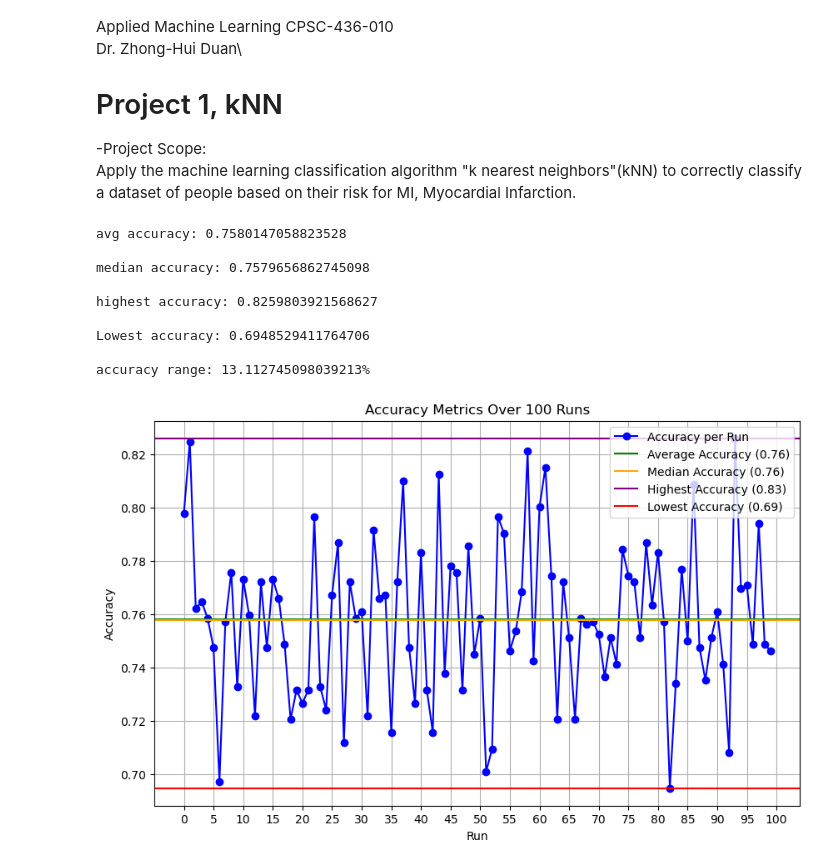
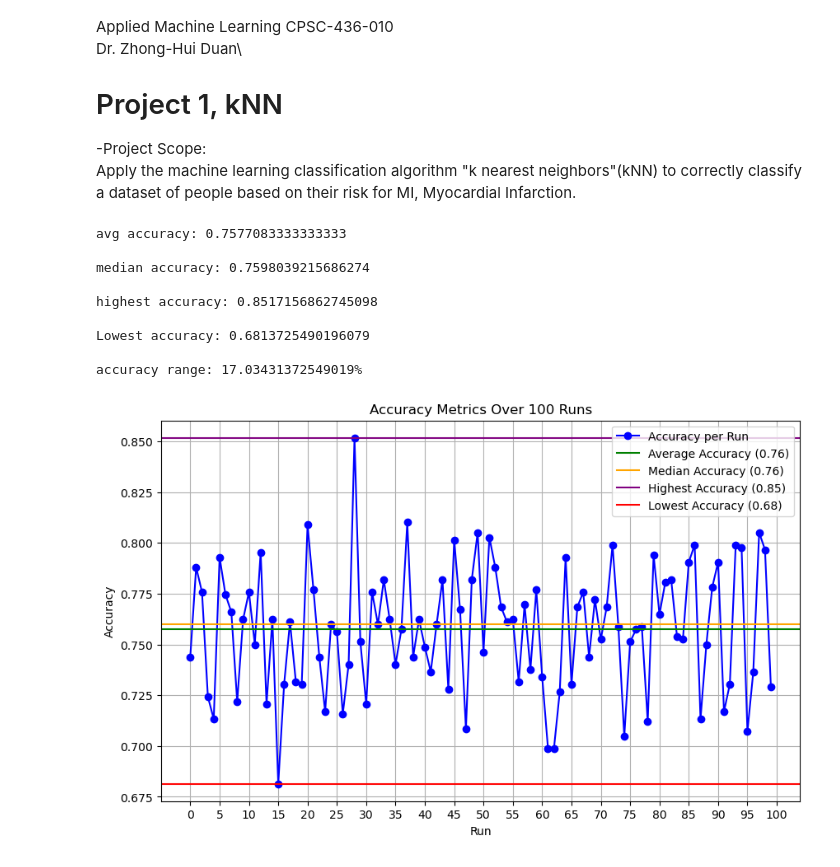
Before and after one commit to VeryBearyAndy/AML_P1_KNN, a Jupyter notebook: Project1_knn.ipynb, the cells around one changed output. Saved outputs shown, nothing was run; the diff lists cells and outputs as text; code cells hidden in the pictures.

Commit message:
tweaked model weights

```diff
--- a/Project1_knn.ipynb
+++ b/Project1_knn.ipynb
@@ -67,7 +67,7 @@ for x in range(100):
     # 1:ID, 2:income, 3:sex, 4:age 5:race, 6:edu, 7:dist, 8:syst, 9:pulse, 10:BMI, 11:HDL 12:trig, 13:LDL, 14:TChol, 15:Kidney, 16:diabetes, 17:smoke,
     # 18:active, 19:insured
     #                    1    2    3    4    5    6    7    8    9    10   11   12   13   14   15   16   17   18   19
-    weights = np.array([1.0, 0.0, 0.0, 1.0, 0.0, 0.0, 1.0, 1.0, 1.3, 0.0, 1.0, 1.5, 1.0, 1.5, 1.0, 1.0, 1.0, 2.0, 1.0])
+    weights = np.array([1.0, 0.5, 0.5, 1.2, 0.5, 0.4, 1.5, 1.0, 1.3, 0.4, 1.0, 1.5, 1.0, 1.5, 1.0, 1.0, 1.0, 2.0, 1.0])
 
     #clean wieghts
 #   weights = np.array([1.0, 1.0, 1.0, 1.0, 1.0, 1.0, 1.0, 1.0, 1.0, 1.0, 1.0, 1.0, 1.0, 1.0, 1.0, 1.0, 1.0, 1.0, 1.0])
@@ -100,36 +100,36 @@ print("accuracy range: " + str((avgList['avg'].max() - avgList['avg'].min()) * 1
 
 # Plotting the accuracy values
 plt.figure(figsize=(10, 6))  # Set the figure size
 plt.plot(avgList.index, avgList['avg'], label='Accuracy per Run', marker='o', linestyle='-', color='blue')
 
 # Calculating the statistics
 average_accuracy = avgList['avg'].mean()
 median_accuracy = avgList['avg'].median()
 highest_accuracy = avgList['avg'].max()
 lowest_accuracy = avgList['avg'].min()
 
 # Adding lines for average, median, highest, and lowest
 plt.axhline(y=average_accuracy, color='green', linestyle='-', label=f'Average Accuracy ({average_accuracy:.2f})')
 plt.axhline(y=median_accuracy, color='orange', linestyle='-', label=f'Median Accuracy ({median_accuracy:.2f})')
 plt.axhline(y=highest_accuracy, color='purple', linestyle='-', label=f'Highest Accuracy ({highest_accuracy:.2f})')
 plt.axhline(y=lowest_accuracy, color='red', linestyle='-', label=f'Lowest Accuracy ({lowest_accuracy:.2f})')
 
 plt.legend()
 plt.xlabel('Run')
 plt.ylabel('Accuracy')
 plt.title('Accuracy Metrics Over 100 Runs')
 plt.xticks(range(0, 101, 5))  # Adjust x-axis ticks if necessary
 plt.grid(True)  # Adds a grid for better readability
 
 plt.show()
 # %% [output]
-avg accuracy: 0.7580147058823528
+avg accuracy: 0.7577083333333333
 
-median accuracy: 0.7579656862745098
+median accuracy: 0.7598039215686274
 
-highest accuracy: 0.8259803921568627
+highest accuracy: 0.8517156862745098
 
-Lowest accuracy: 0.6948529411764706
+Lowest accuracy: 0.6813725490196079
 
-accuracy range: 13.112745098039213%
+accuracy range: 17.03431372549019%
-[figure, old version]
+[figure, new version]
```
